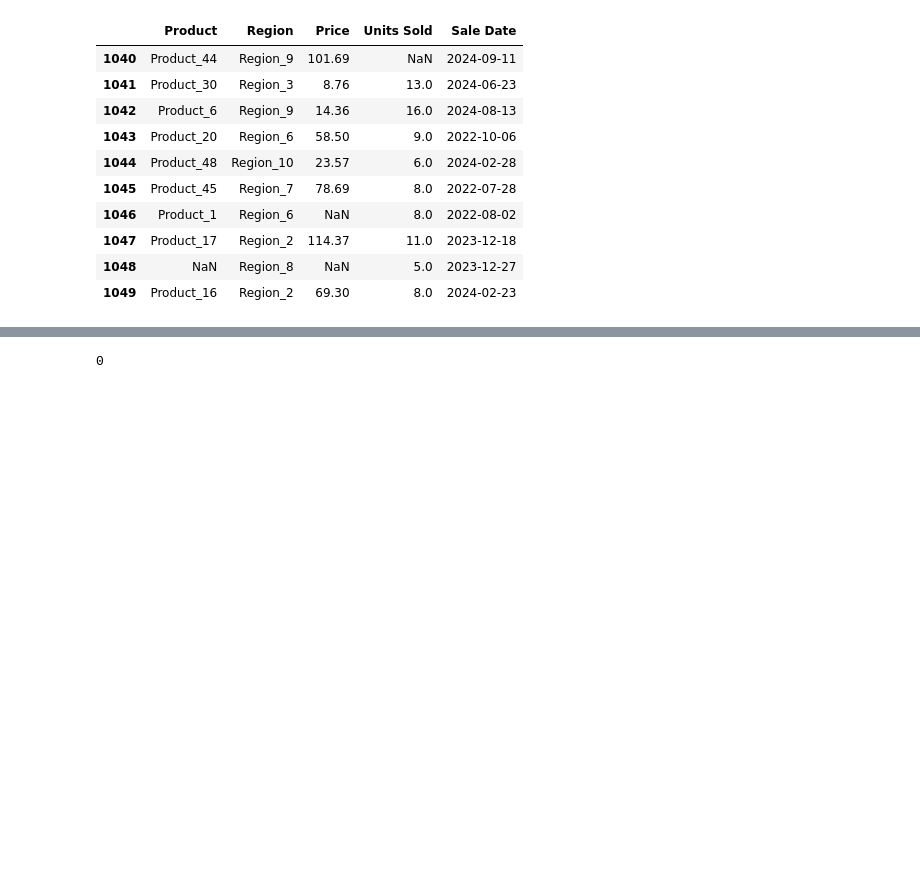
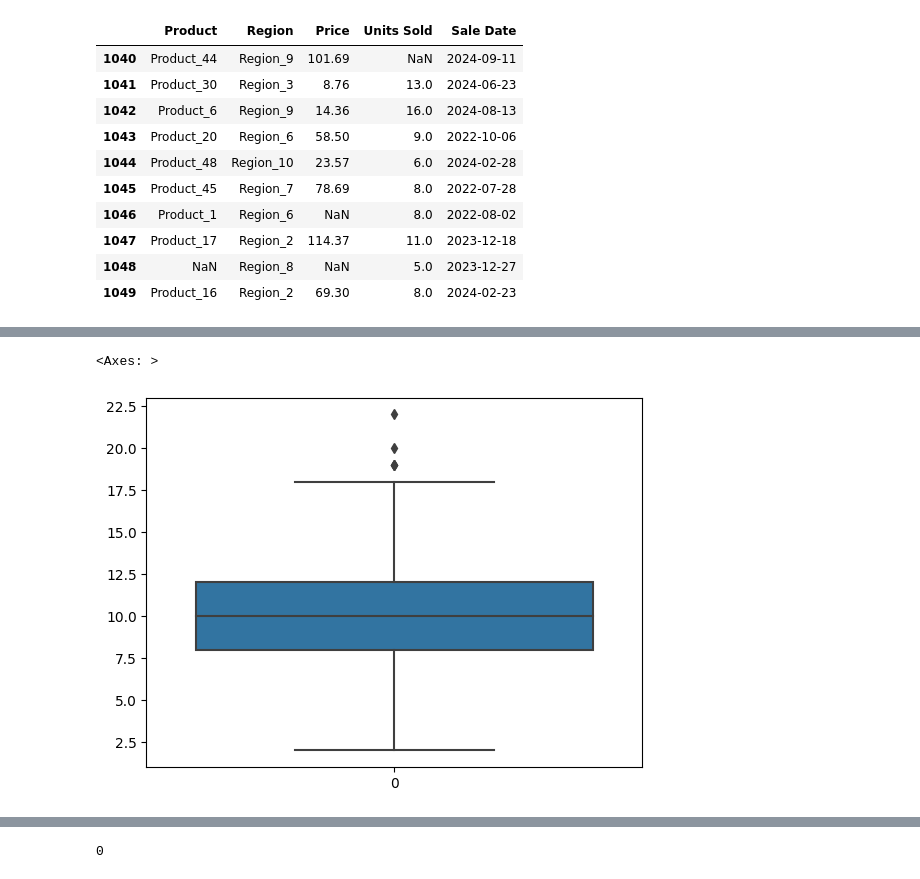
Before and after one commit to XXIIQS/schulich_data_science, a Jupyter notebook: datascience_ assignment 1.ipynb, the cells around one changed output, grey strips where cells are left out. Saved outputs shown, nothing was run; the diff lists cells and outputs as text; code cells hidden in the pictures; blank space fills up the shorter version.

```diff
--- a/datascience_ assignment 1.ipynb
+++ b/datascience_ assignment 1.ipynb
@@ -64,0 +70,6 @@ df.tail(10)
+# %%
+##identify outliers for price
+q3 = df['Price'].quantile(0.75)
+q1 = df['Price'].quantile(0.25)
+iqr = q3 - q1
+upper_whisker = q3 + 1.5 *iqr
@@ -64,0 +102,3 @@ df.tail(10)
+# %%
+#drop outliers for price column
+df.drop(df[df['Price'] > upper_whisker].index, axis= 0, inplace= True)
@@ -64,0 +120,5 @@ df.tail(10)
+# %%
+sns.boxplot(df['Units Sold'])
+# %% [output]
+<Axes: >
+[figure, added]
```
Also changed, not shown: parts of 29 cells of this notebook.
